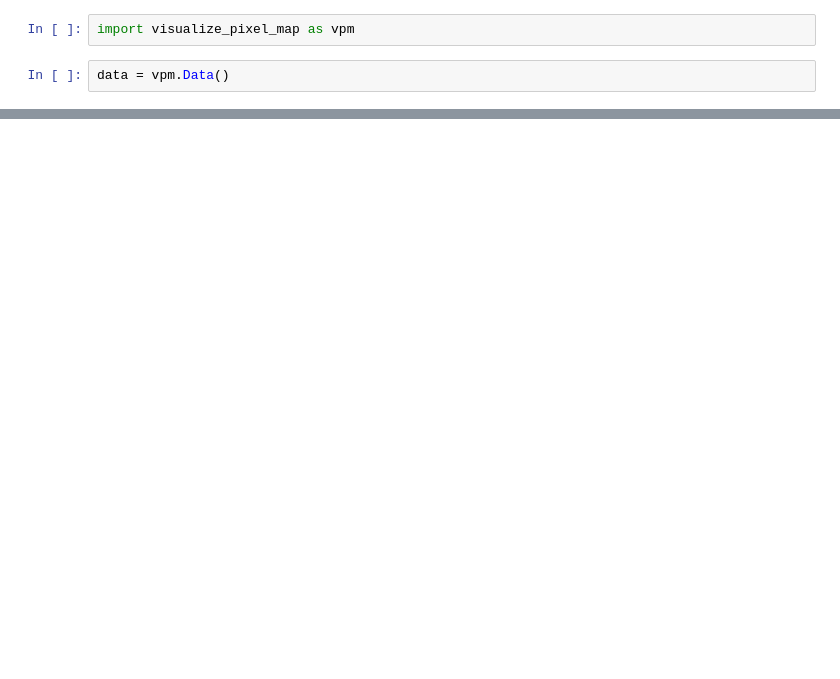
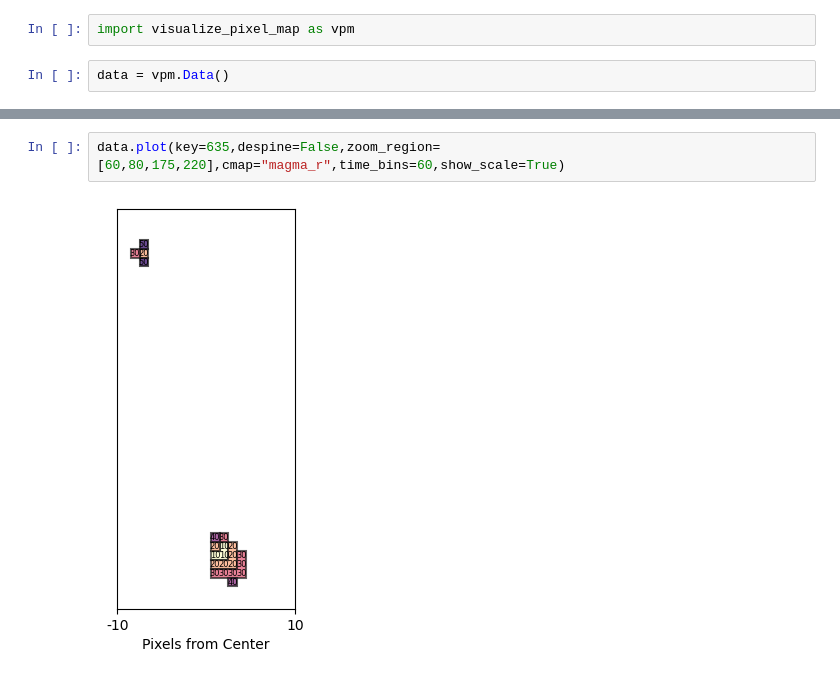
Before and after one commit to TsvikiHirsh/visualize_pixel_map, a Jupyter notebook: notebooks/tutorial.ipynb, the cells around one changed output, grey strips where cells are left out. Cells and saved outputs as stored; diff of their text form; blank space fills up the shorter version.

```diff
--- a/notebooks/tutorial.ipynb
+++ b/notebooks/tutorial.ipynb
@@ -12,0 +13,4 @@ data.plot(start_key_idx=590,despine=False,custom_color="indianred",zoom_size=20)
+# %%
+data.plot(key=635,despine=False,zoom_region=[60,80,175,220],cmap="magma_r",time_bins=60,show_scale=True)
+# %% [output]
+[figure, added]
```
Also changed, not shown: parts of 2 cells of this notebook, 2 other files.
